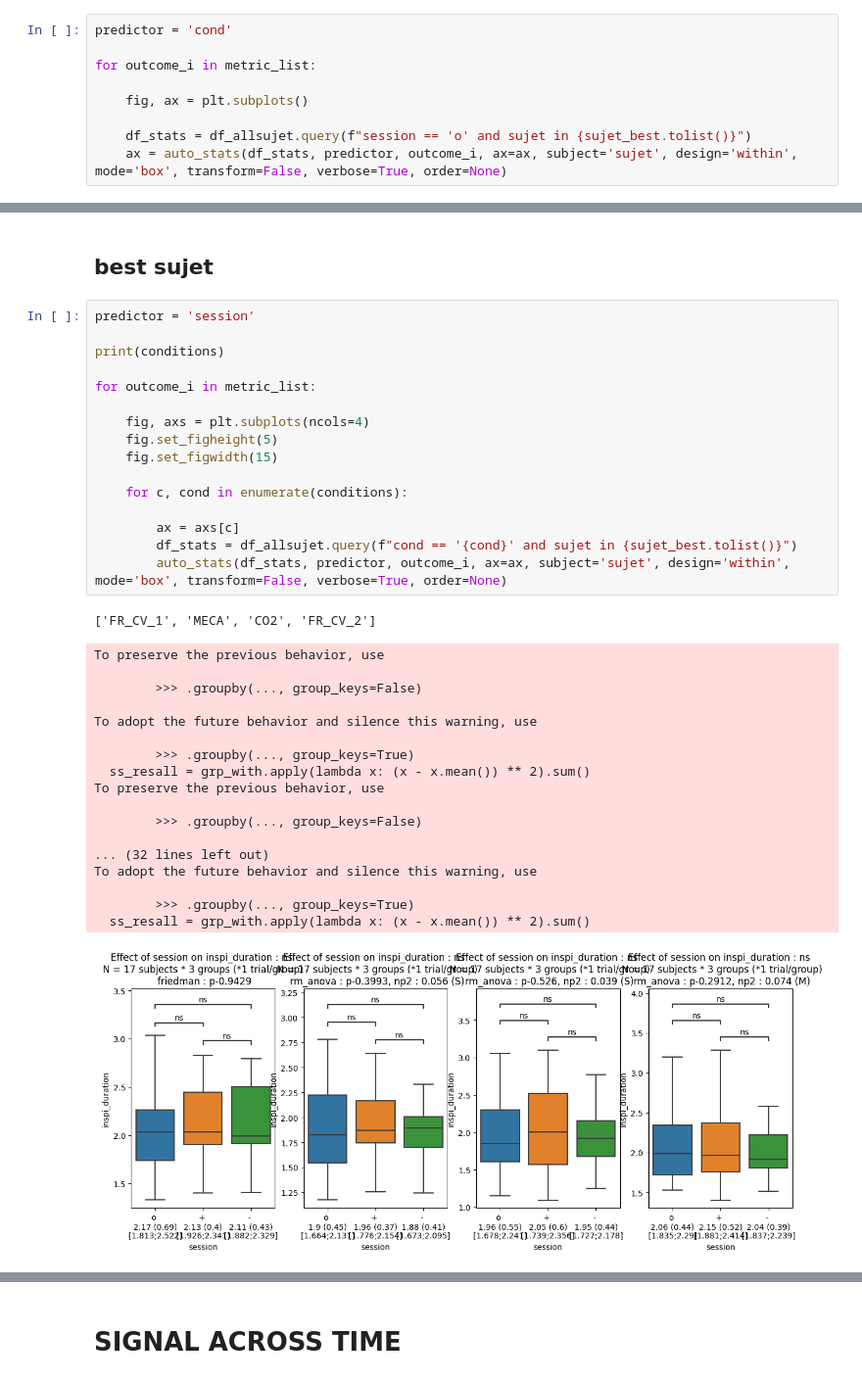
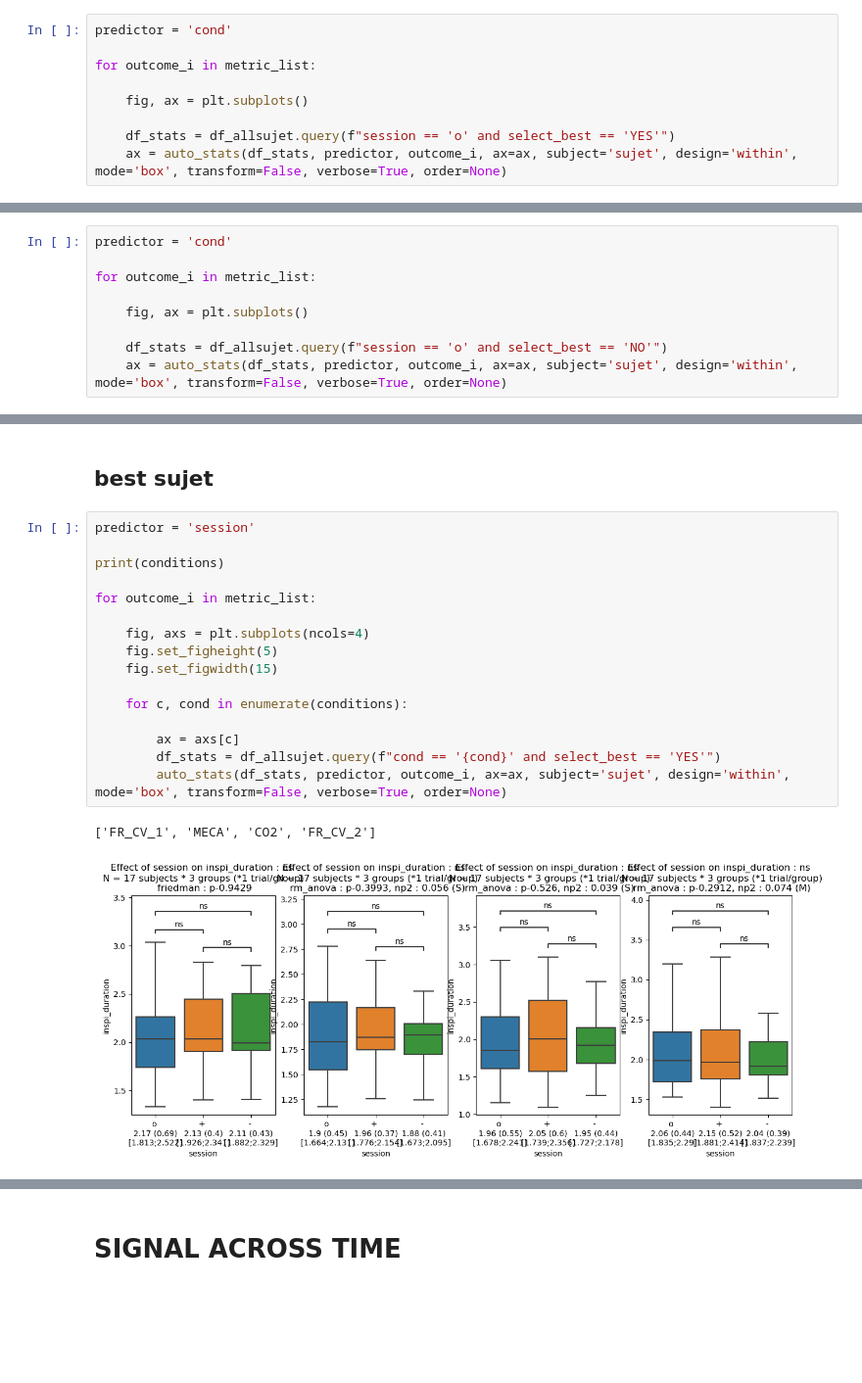
Before and after one commit to JulesGranget/Script_Python_EEG_Paris_git, a Jupyter notebook: n14_respi_analysis.ipynb, the cells around one changed output, grey strips where cells are left out. Shown at 98% size. Saved outputs shown, nothing was run; the diff lists cells and outputs as text; blank space fills up the shorter version.

```diff
--- a/n14_respi_analysis.ipynb
+++ b/n14_respi_analysis.ipynb
@@ -249,6 +254,6 @@ for outcome_i in metric_list:
 
     fig, ax = plt.subplots()
 
-    df_stats = df_allsujet.query(f"session == 'o' and sujet in {sujet_best.tolist()}")
+    df_stats = df_allsujet.query(f"session == 'o' and select_best == 'YES'")
     ax = auto_stats(df_stats, predictor, outcome_i, ax=ax, subject='sujet', design='within', mode='box', transform=False, verbose=True, order=None)
 # %% [output]
@@ -266,0 +266,9 @@ To adopt the future behavior and silence this warning, use
+# %%
+predictor = 'cond'
+
+for outcome_i in metric_list:
+
+    fig, ax = plt.subplots()
+
+    df_stats = df_allsujet.query(f"session == 'o' and select_best == 'NO'")
+    ax = auto_stats(df_stats, predictor, outcome_i, ax=ax, subject='sujet', design='within', mode='box', transform=False, verbose=True, order=None)
@@ -312,36 +325,19 @@ To adopt the future behavior and silence this warning, use
 # %%
 predictor = 'session'
 
 print(conditions)
 
 for outcome_i in metric_list:
 
     fig, axs = plt.subplots(ncols=4)
     fig.set_figheight(5)
     fig.set_figwidth(15)
 
     for c, cond in enumerate(conditions):
 
         ax = axs[c]
-        df_stats = df_allsujet.query(f"cond == '{cond}' and sujet in {sujet_best.tolist()}")
+        df_stats = df_allsujet.query(f"cond == '{cond}' and select_best == 'YES'")
         auto_stats(df_stats, predictor, outcome_i, ax=ax, subject='sujet', design='within', mode='box', transform=False, verbose=True, order=None)
 # %% [output]
 ['FR_CV_1', 'MECA', 'CO2', 'FR_CV_2']
-To preserve the previous behavior, use
-
-        >>> .groupby(..., group_keys=False)
-
-To adopt the future behavior and silence this warning, use
-
-        >>> .groupby(..., group_keys=True)
-  ss_resall = grp_with.apply(lambda x: (x - x.mean()) ** 2).sum()
-To preserve the previous behavior, use
-
-        >>> .groupby(..., group_keys=False)
-
-... (32 lines left out)
-To adopt the future behavior and silence this warning, use
-
-        >>> .groupby(..., group_keys=True)
-  ss_resall = grp_with.apply(lambda x: (x - x.mean()) ** 2).sum()
-[figure, old version]
+[figure, new version]
```
Also changed, not shown: parts of 7 cells of this notebook, 10 other files.
